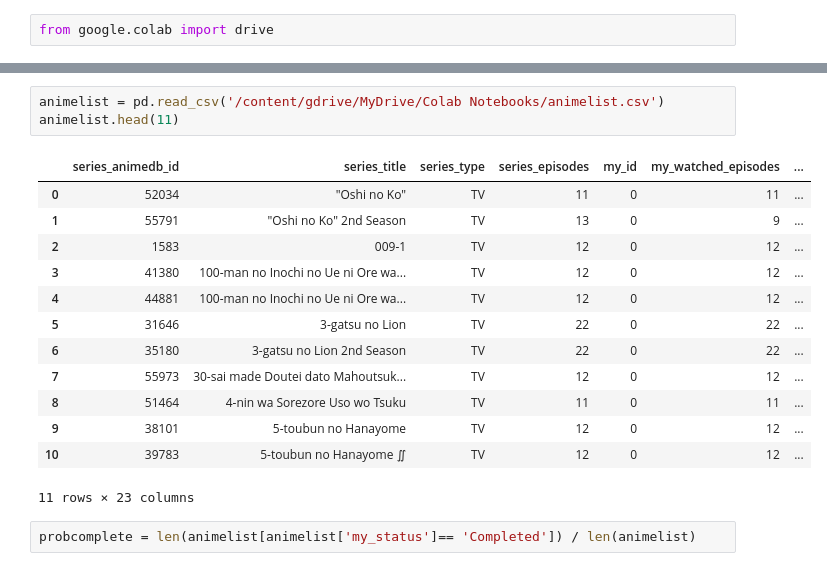
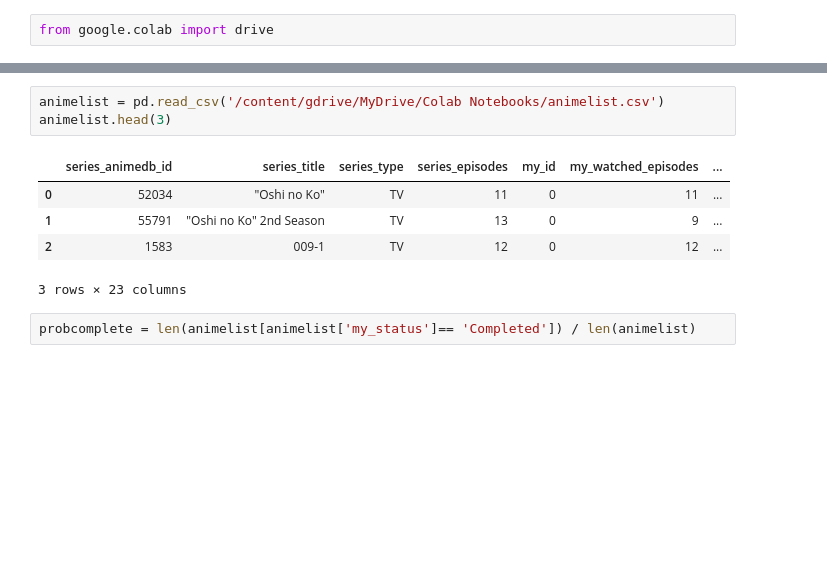
Before and after one commit to Thomazrlima/Data-Analysis-MyAnimeList, a Jupyter notebook: Projeto/MyAnimeList.ipynb, the cells around one changed output, grey strips where cells are left out. Saved outputs shown, nothing was run; the diff lists cells and outputs as text; blank space fills up the shorter version.

```diff
--- a/Projeto/MyAnimeList.ipynb
+++ b/Projeto/MyAnimeList.ipynb
@@ -47,21 +47,13 @@ Mounted at /content/gdrive
 | 1583              | 009-1                                 | TV          | 12              | 0     | 12                  | 2024-01-23    | 2024-01-26     |          | 4        |            | 0                | Completed  | Poderia resumir bastante e dizer que ele é simplesmente desinteressante.                                | 0                | 0                | LOW         |           | 0             | 1                | default    | 0        |                  |
 # %%
 animelist = pd.read_csv('/content/gdrive/MyDrive/Colab Notebooks/animelist.csv')
-animelist.head(11)
+animelist.head(3)
 # %% [output]
 |  | series_animedb_id | series_title | series_type | series_episodes | my_id | my_watched_episodes | ... |
 | 0 | 52034 | "Oshi no Ko" | TV | 11 | 0 | 11 | ... |
 | 1 | 55791 | "Oshi no Ko" 2nd Season | TV | 13 | 0 | 9 | ... |
 | 2 | 1583 | 009-1 | TV | 12 | 0 | 12 | ... |
-| 3 | 41380 | 100-man no Inochi no Ue ni Ore wa... | TV | 12 | 0 | 12 | ... |
-| 4 | 44881 | 100-man no Inochi no Ue ni Ore wa... | TV | 12 | 0 | 12 | ... |
-| 5 | 31646 | 3-gatsu no Lion | TV | 22 | 0 | 22 | ... |
-| 6 | 35180 | 3-gatsu no Lion 2nd Season | TV | 22 | 0 | 22 | ... |
-| 7 | 55973 | 30-sai made Doutei dato Mahoutsuk... | TV | 12 | 0 | 12 | ... |
-| 8 | 51464 | 4-nin wa Sorezore Uso wo Tsuku | TV | 11 | 0 | 11 | ... |
-| 9 | 38101 | 5-toubun no Hanayome | TV | 12 | 0 | 12 | ... |
-| 10 | 39783 | 5-toubun no Hanayome ∬ | TV | 12 | 0 | 12 | ... |
-11 rows × 23 columns
+3 rows × 23 columns
 # %%
 probcomplete = len(animelist[animelist['my_status']== 'Completed']) / len(animelist)
 # %%
```
Also changed, not shown: parts of 18 cells of this notebook, 1 other file.
